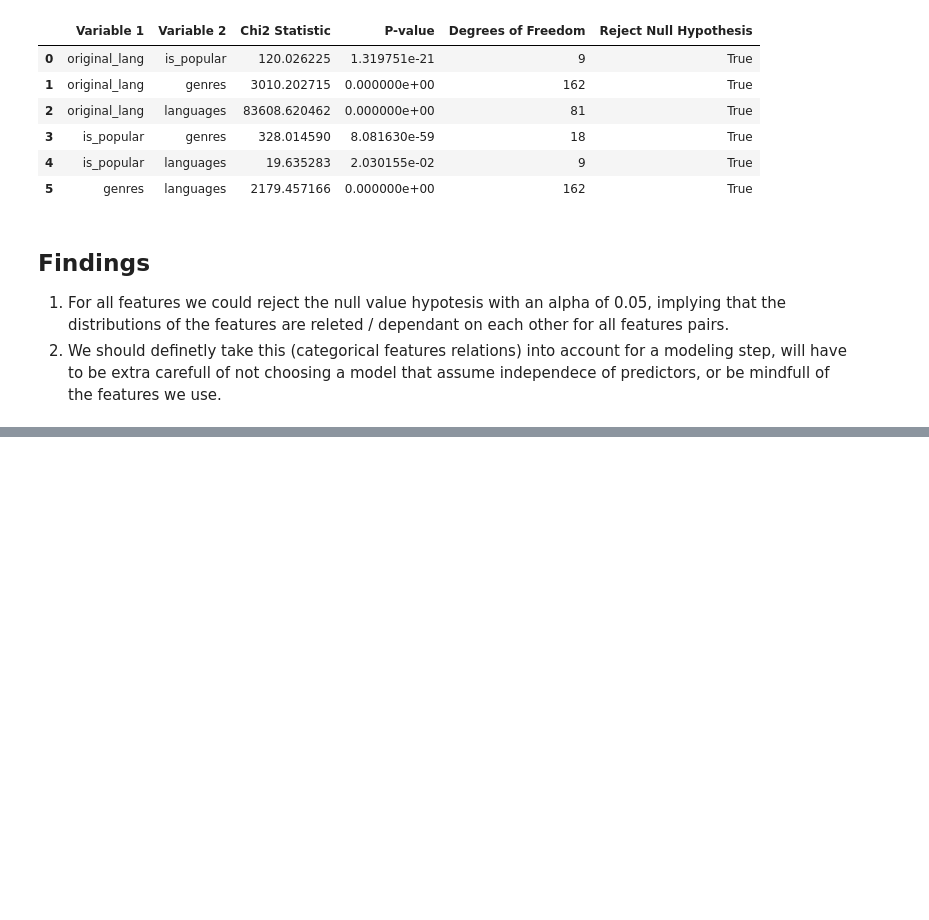
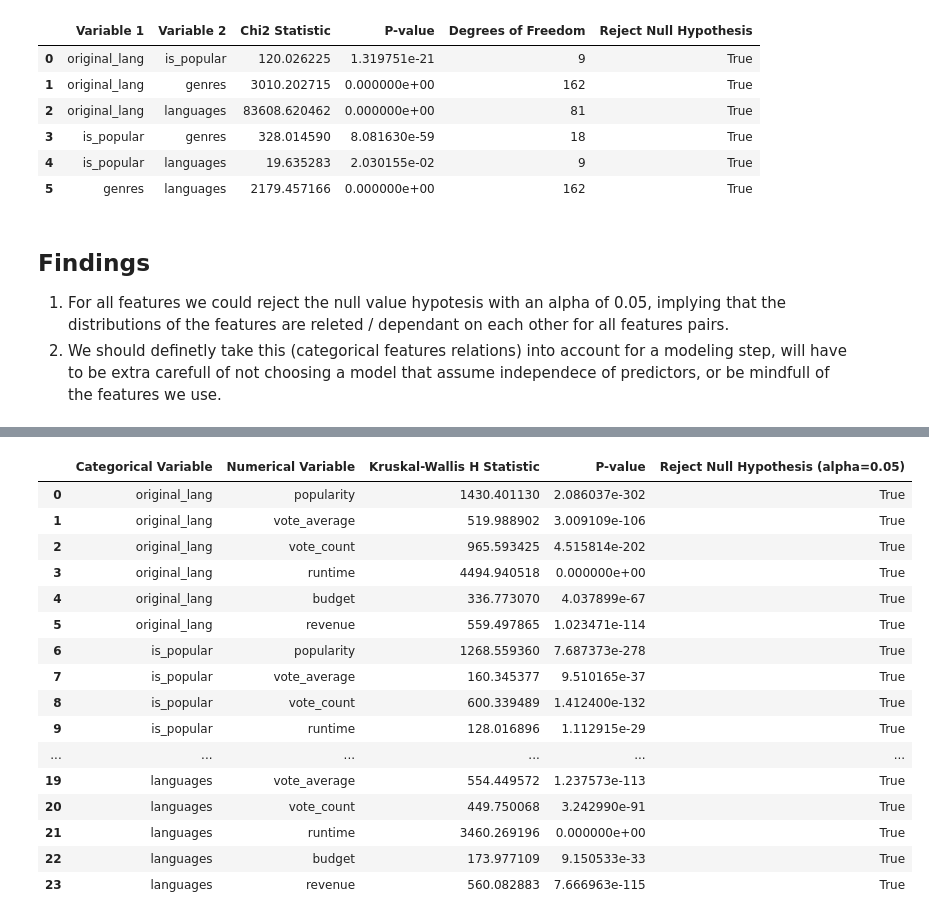
Before and after one commit to juan-gomezj4/ml-movie-recommender, a Jupyter notebook: notebooks/3-analysis/bivariate_data_analysis.ipynb, the cells around one changed output, grey strips where cells are left out. Cells and saved outputs as stored; diff of their text form; code cells hidden in the pictures; blank space fills up the shorter version.

Commit message:
feat: Added Kruskall-Wallis test, analysis and conclusions.

```diff
--- a/notebooks/3-analysis/bivariate_data_analysis.ipynb
+++ b/notebooks/3-analysis/bivariate_data_analysis.ipynb
@@ -416,0 +445,38 @@ df_chi2
+# %%
+kruskal_results = list()
+
+for cat_col, num_col in combinations:
+    unique_cat = df_cat_num[cat_col].dropna().unique()
+    data_by_category = [df_cat_num[num_col][df_cat_num[cat_col] == category].dropna() for category in unique_cat]
+    h_statistic, p_value = kruskal(*data_by_category)
+    kruskal_results.append({
+        'Categorical Variable': cat_col,
+        'Numerical Variable': num_col,
+        'Kruskal-Wallis H Statistic': h_statistic,
+        'P-value': p_value
+    })
+
+df_kruskal = DataFrame(kruskal_results)
+# %%
+alpha: float = 0.05
+df_kruskal["Reject Null Hypothesis (alpha=0.05)"] = df_kruskal["P-value"] <= alpha
+# %%
+df_kruskal
+# %% [output]
+|  | Categorical Variable | Numerical Variable | Kruskal-Wallis H Statistic | P-value | Reject Null Hypothesis (alpha=0.05) |
+| 0 | original_lang | popularity | 1430.401130 | 2.086037e-302 | True |
+| 1 | original_lang | vote_average | 519.988902 | 3.009109e-106 | True |
+| 2 | original_lang | vote_count | 965.593425 | 4.515814e-202 | True |
+| 3 | original_lang | runtime | 4494.940518 | 0.000000e+00 | True |
+| 4 | original_lang | budget | 336.773070 | 4.037899e-67 | True |
+| 5 | original_lang | revenue | 559.497865 | 1.023471e-114 | True |
+| 6 | is_popular | popularity | 1268.559360 | 7.687373e-278 | True |
+| 7 | is_popular | vote_average | 160.345377 | 9.510165e-37 | True |
+| 8 | is_popular | vote_count | 600.339489 | 1.412400e-132 | True |
+| 9 | is_popular | runtime | 128.016896 | 1.112915e-29 | True |
+| ... | ... | ... | ... | ... | ... |
+| 19 | languages | vote_average | 554.449572 | 1.237573e-113 | True |
+| 20 | languages | vote_count | 449.750068 | 3.242990e-91 | True |
+| 21 | languages | runtime | 3460.269196 | 0.000000e+00 | True |
+| 22 | languages | budget | 173.977109 | 9.150533e-33 | True |
+| 23 | languages | revenue | 560.082883 | 7.666963e-115 | True |
```
Also changed, not shown: parts of 19 cells of this notebook.
